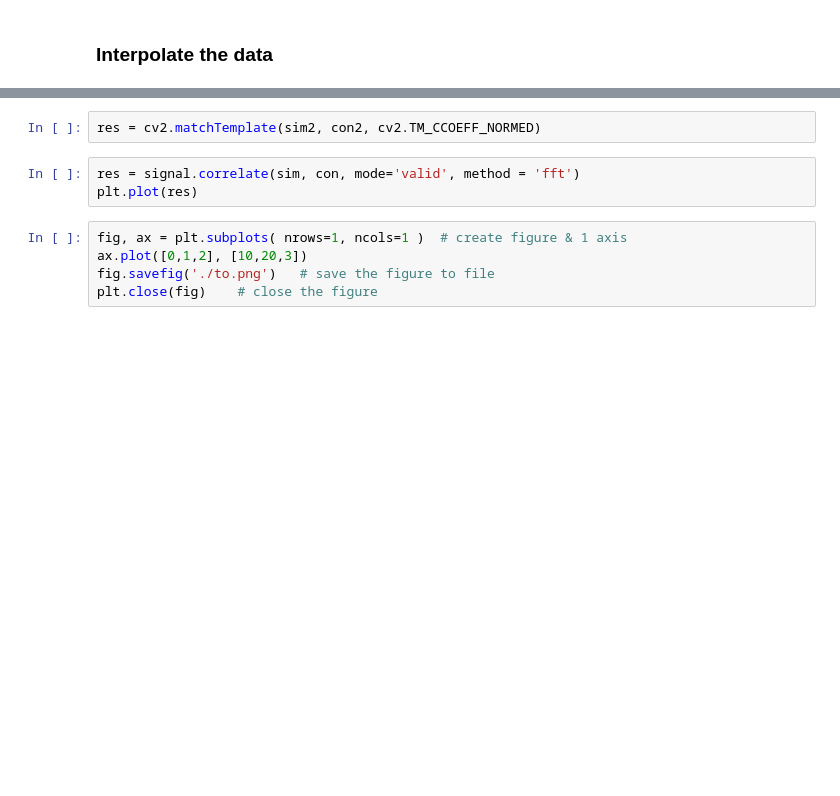
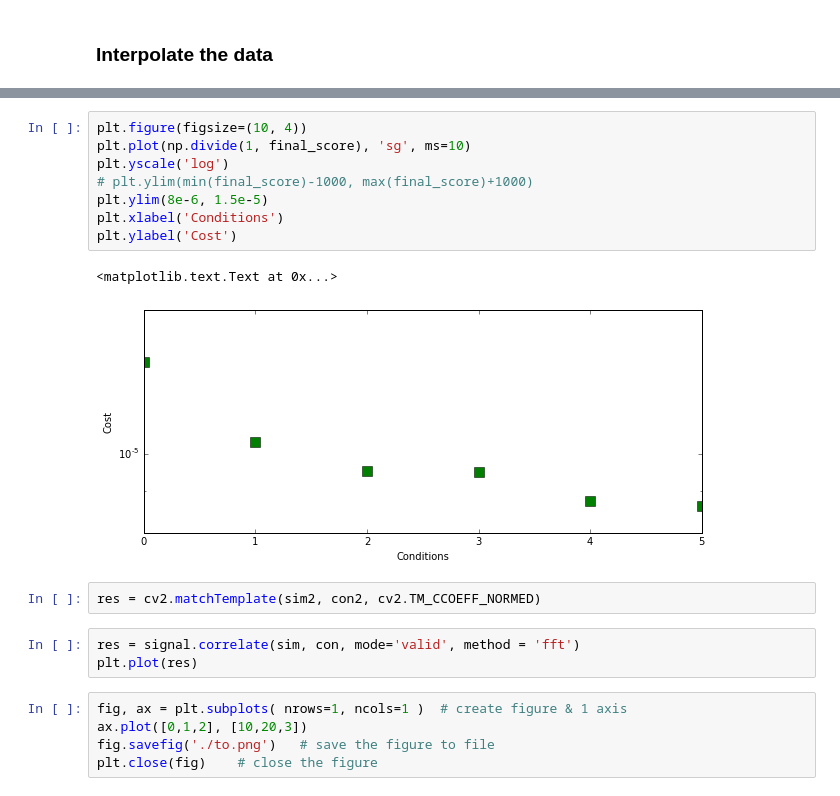
Before and after one commit to zypchenfeng/test_sem, a Jupyter notebook: xsem_cal2.ipynb, the cells around one changed output, grey strips where cells are left out. Cells and saved outputs as stored; diff of their text form; blank space fills up the shorter version.

```diff
--- a/xsem_cal2.ipynb
+++ b/xsem_cal2.ipynb
@@ -258,3 +300,14 @@ Score is: 146165.50 the x-shift is  3
+# %%
+plt.figure(figsize=(10, 4))
+plt.plot(np.divide(1, final_score), 'sg', ms=10)
+plt.yscale('log')
+# plt.ylim(min(final_score)-1000, max(final_score)+1000)
+plt.ylim(8e-6, 1.5e-5)
+plt.xlabel('Conditions')
+plt.ylabel('Cost')
+# %% [output]
+<matplotlib.text.Text at 0x...>
+[figure, added]
 # %%
 res = cv2.matchTemplate(sim2, con2, cv2.TM_CCOEFF_NORMED)
 # %%
```
Also changed, not shown: parts of 11 cells of this notebook, 10 other files.
